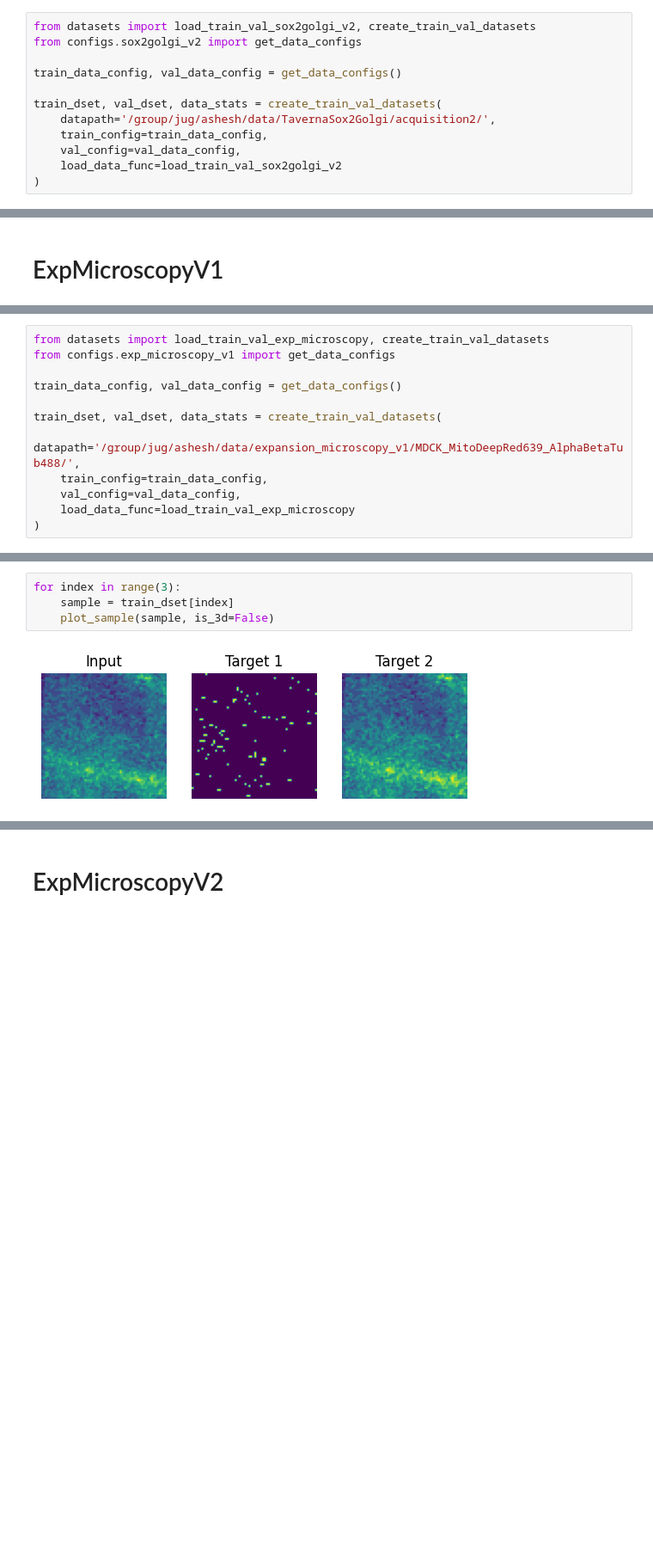
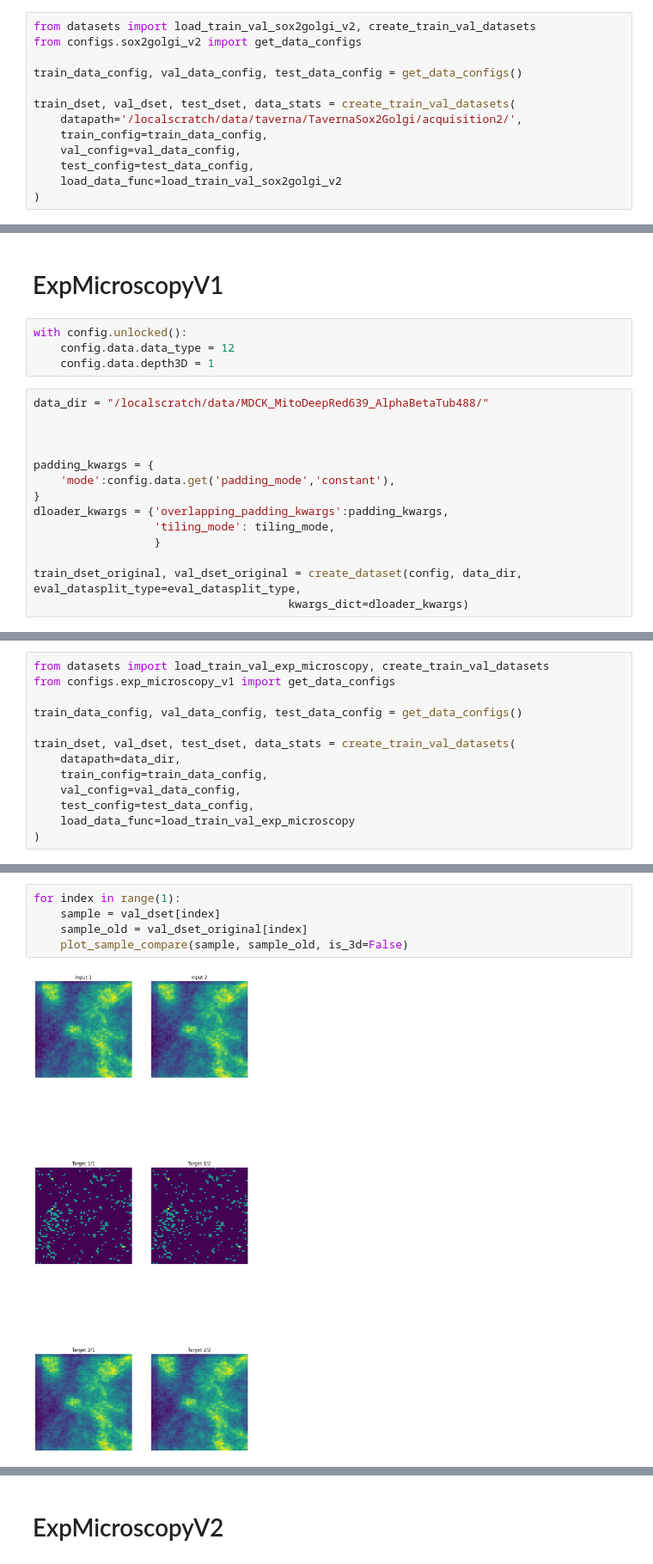
Before and after one commit to CAREamics/microSplit-reproducibility, a Jupyter notebook: example_datasets_tests.ipynb, the cells around one changed output, grey strips where cells are left out. Shown at 86% size. Cells and saved outputs as stored; diff of their text form; blank space fills up the shorter version.

```diff
--- a/example_datasets_tests.ipynb
+++ b/example_datasets_tests.ipynb
@@ -385,11 +427,12 @@ for index in range(3):
 from datasets import load_train_val_sox2golgi_v2, create_train_val_datasets
 from configs.sox2golgi_v2 import get_data_configs
 
-train_data_config, val_data_config = get_data_configs()
+train_data_config, val_data_config, test_data_config = get_data_configs()
 
-train_dset, val_dset, data_stats = create_train_val_datasets(
-    datapath='/group/jug/ashesh/data/TavernaSox2Golgi/acquisition2/',
+train_dset, val_dset, test_dset, data_stats = create_train_val_datasets(
+    datapath='/localscratch/data/taverna/TavernaSox2Golgi/acquisition2/',
     train_config=train_data_config,
     val_config=val_data_config,
+    test_config=test_data_config,
     load_data_func=load_train_val_sox2golgi_v2
 )
@@ -404,2 +486,20 @@ for index in range(3):
 # %% [markdown]
 # ExpMicroscopyV1
+# %%
+with config.unlocked():
+    config.data.data_type = 12
+    config.data.depth3D = 1
+# %%
+data_dir = "/localscratch/data/MDCK_MitoDeepRed639_AlphaBetaTub488/"
+
+
+
+padding_kwargs = {
+    'mode':config.data.get('padding_mode','constant'),
+}
+dloader_kwargs = {'overlapping_padding_kwargs':padding_kwargs,
+                  'tiling_mode': tiling_mode,
+                  }
+
+train_dset_original, val_dset_original = create_dataset(config, data_dir, eval_datasplit_type=eval_datasplit_type,
+                                      kwargs_dict=dloader_kwargs)
@@ -407,11 +513,12 @@ for index in range(3):
 from datasets import load_train_val_exp_microscopy, create_train_val_datasets
 from configs.exp_microscopy_v1 import get_data_configs
 
-train_data_config, val_data_config = get_data_configs()
+train_data_config, val_data_config, test_data_config = get_data_configs()
 
-train_dset, val_dset, data_stats = create_train_val_datasets(
-    datapath='/group/jug/ashesh/data/expansion_microscopy_v1/MDCK_MitoDeepRed639_AlphaBetaTub488/',
+train_dset, val_dset, test_dset, data_stats = create_train_val_datasets(
+    datapath=data_dir,
     train_config=train_data_config,
     val_config=val_data_config,
+    test_config=test_data_config,
     load_data_func=load_train_val_exp_microscopy
 )
@@ -418,6 +544,7 @@ train_dset, val_dset, data_stats = create_train_val_datasets(
 # %%
-for index in range(3):
-    sample = train_dset[index]
-    plot_sample(sample, is_3d=False)
+for index in range(1):
+    sample = val_dset[index]
+    sample_old = val_dset_original[index]
+    plot_sample_compare(sample, sample_old, is_3d=False)
 # %% [output]
-[figure, old version]
+[figure, new version]
```
Also changed, not shown: parts of 24 cells of this notebook, 17 other files.
